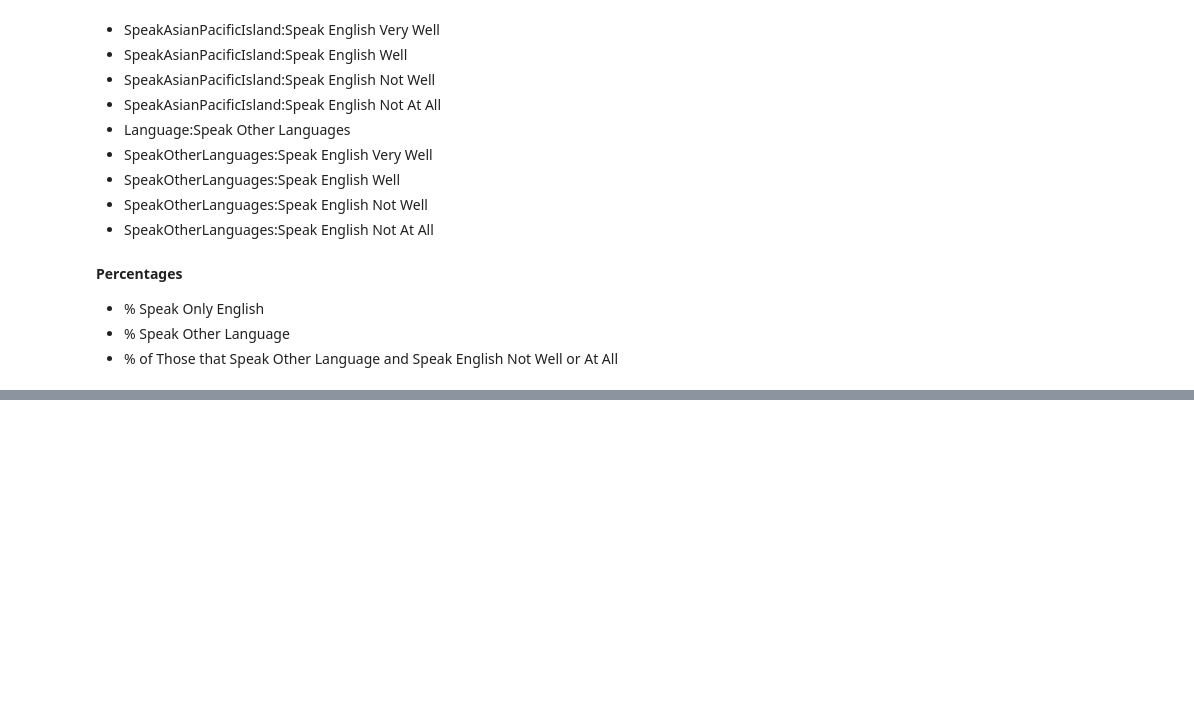
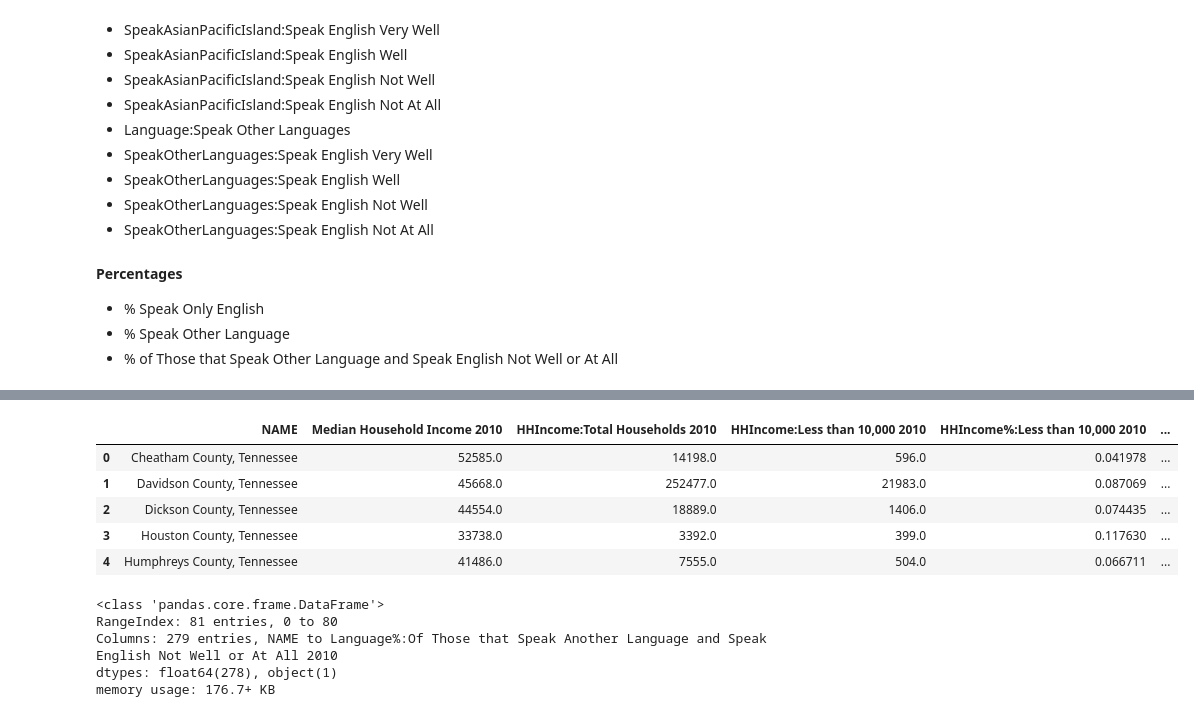
Before and after one commit to Greater-Nashville-Regional-Council/Regional-Planning, a Jupyter notebook: 1. Comprehensive Plans/notebooks/2. Calculations/4. ACS 2010 Calculations.ipynb, the cells around one changed output, grey strips where cells are left out. Drawn from its saved outputs; the diff is of its cells as text; code cells hidden in the pictures; blank space fills up the shorter version.

```diff
--- a/1. Comprehensive Plans/notebooks/2. Calculations/4. ACS 2010 Calculations.ipynb
+++ b/1. Comprehensive Plans/notebooks/2. Calculations/4. ACS 2010 Calculations.ipynb
@@ -1005,0 +1006,20 @@ data.head()
+# %%
+data = data.set_index('NAME')
+data = data.add_suffix(' 2010')
+data = data.reset_index()
+data.head()
+# %% [output]
+|  | NAME | Median Household Income 2010 | HHIncome:Total Households 2010 | HHIncome:Less than 10,000 2010 | HHIncome%:Less than 10,000 2010 | ... |
+| 0 | Cheatham County, Tennessee | 52585.0 | 14198.0 | 596.0 | 0.041978 | ... |
+| 1 | Davidson County, Tennessee | 45668.0 | 252477.0 | 21983.0 | 0.087069 | ... |
+| 2 | Dickson County, Tennessee | 44554.0 | 18889.0 | 1406.0 | 0.074435 | ... |
+| 3 | Houston County, Tennessee | 33738.0 | 3392.0 | 399.0 | 0.117630 | ... |
+| 4 | Humphreys County, Tennessee | 41486.0 | 7555.0 | 504.0 | 0.066711 | ... |
+# %%
+data.info()
+# %% [output]
+<class 'pandas.core.frame.DataFrame'>
+RangeIndex: 81 entries, 0 to 80
+Columns: 279 entries, NAME to Language%:Of Those that Speak Another Language and Speak English Not Well or At All 2010
+dtypes: float64(278), object(1)
+memory usage: 176.7+ KB
```
Also changed, not shown: parts of 8 cells of this notebook, 15 other files.
